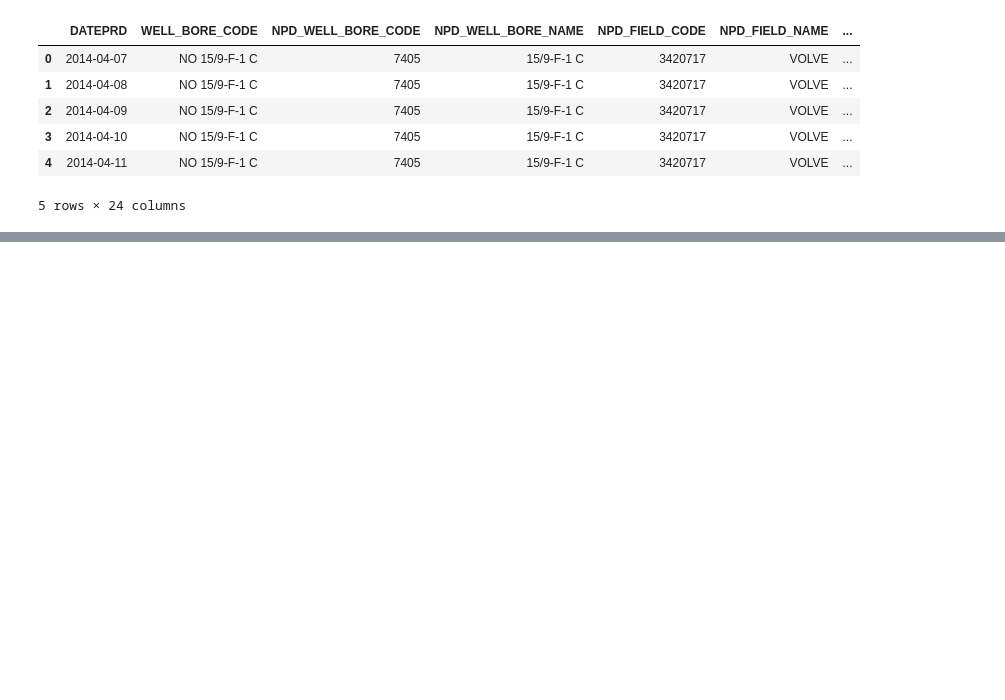
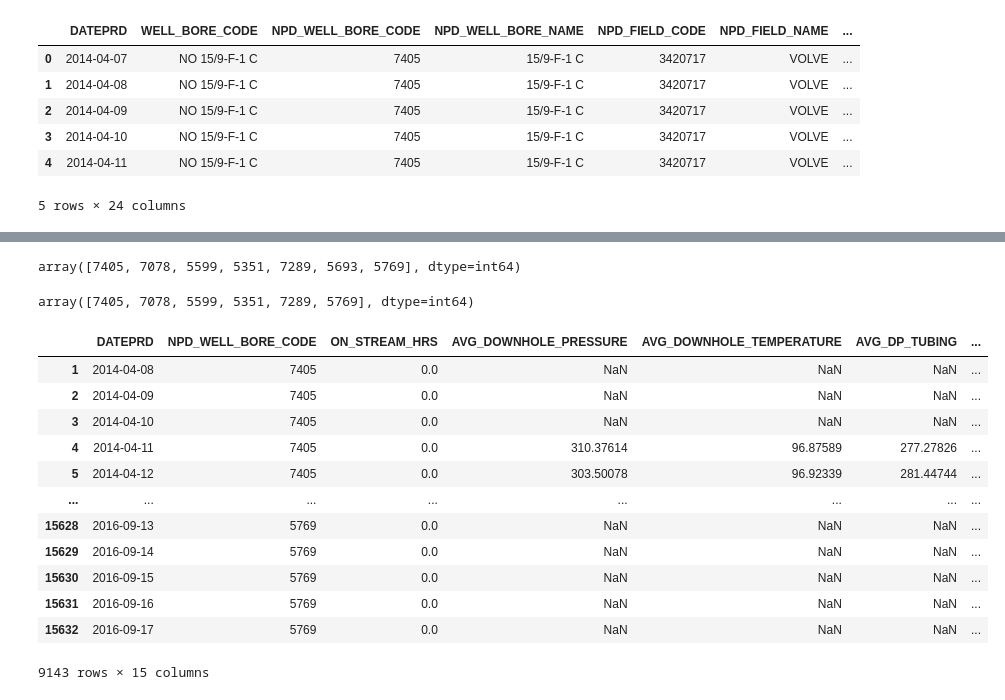
Before and after one commit to gaoqian310/production-analysis, a Jupyter notebook: main.ipynb, the cells around one changed output, grey strips where cells are left out. Saved outputs shown, nothing was run; the diff lists cells and outputs as text; code cells hidden in the pictures; blank space fills up the shorter version.

```diff
--- a/main.ipynb
+++ b/main.ipynb
@@ -38,0 +65,9 @@ data.head(5)
+# %%
+df_production['NPD_WELL_BORE_CODE'].unique()
+# %% [output]
+array([7405, 7078, 5599, 5351, 7289, 5693, 5769], dtype=int64)
+# %%
+# filter production well which has well type as OP
+df_production[df_production['WELL_TYPE'] == 'OP']['NPD_WELL_BORE_CODE'].unique()
+# %% [output]
+array([7405, 7078, 5599, 5351, 7289, 5769], dtype=int64)
@@ -38,0 +77,25 @@ data.head(5)
+# %%
+# some colume in filtered dataframe not useful for this study, drop these column
+df_filtered.drop(labels=['WELL_BORE_CODE',
+                         'NPD_WELL_BORE_NAME',
+                         'NPD_FIELD_CODE',
+                         'NPD_FIELD_NAME',
+                         'NPD_FACILITY_CODE',
+                         'NPD_FACILITY_NAME',
+                        'AVG_CHOKE_UOM',
+                        'FLOW_KIND',
+                        'WELL_TYPE'], axis=1)
+# %% [output]
+|  | DATEPRD | NPD_WELL_BORE_CODE | ON_STREAM_HRS | AVG_DOWNHOLE_PRESSURE | AVG_DOWNHOLE_TEMPERATURE | AVG_DP_TUBING | ... |
+| 1 | 2014-04-08 | 7405 | 0.0 | NaN | NaN | NaN | ... |
+| 2 | 2014-04-09 | 7405 | 0.0 | NaN | NaN | NaN | ... |
+| 3 | 2014-04-10 | 7405 | 0.0 | NaN | NaN | NaN | ... |
+| 4 | 2014-04-11 | 7405 | 0.0 | 310.37614 | 96.87589 | 277.27826 | ... |
+| 5 | 2014-04-12 | 7405 | 0.0 | 303.50078 | 96.92339 | 281.44744 | ... |
+| ... | ... | ... | ... | ... | ... | ... | ... |
+| 15628 | 2016-09-13 | 5769 | 0.0 | NaN | NaN | NaN | ... |
+| 15629 | 2016-09-14 | 5769 | 0.0 | NaN | NaN | NaN | ... |
+| 15630 | 2016-09-15 | 5769 | 0.0 | NaN | NaN | NaN | ... |
+| 15631 | 2016-09-16 | 5769 | 0.0 | NaN | NaN | NaN | ... |
+| 15632 | 2016-09-17 | 5769 | 0.0 | NaN | NaN | NaN | ... |
+9143 rows × 15 columns
```
Also changed, not shown: parts of 12 cells of this notebook.
